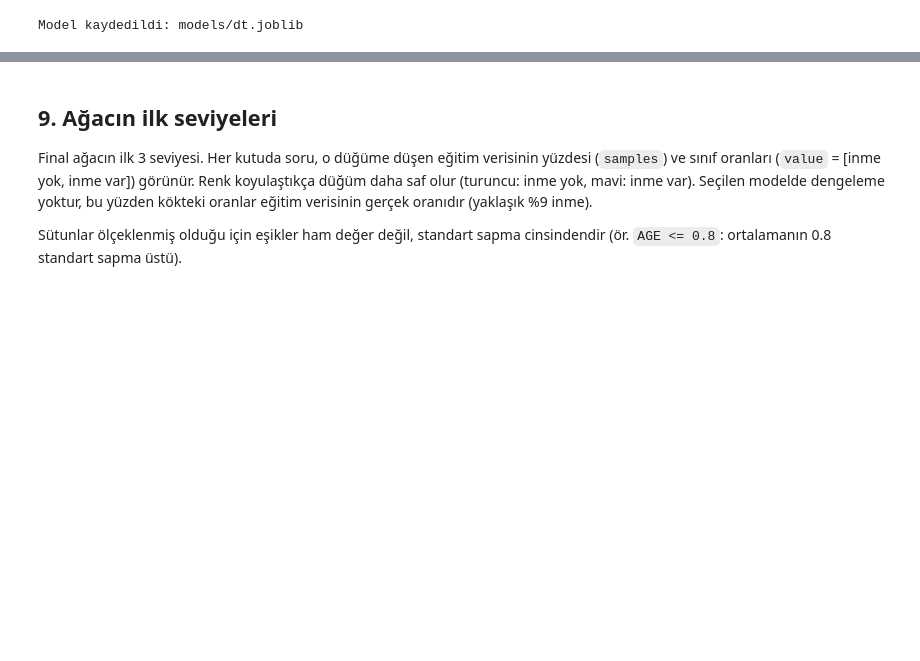
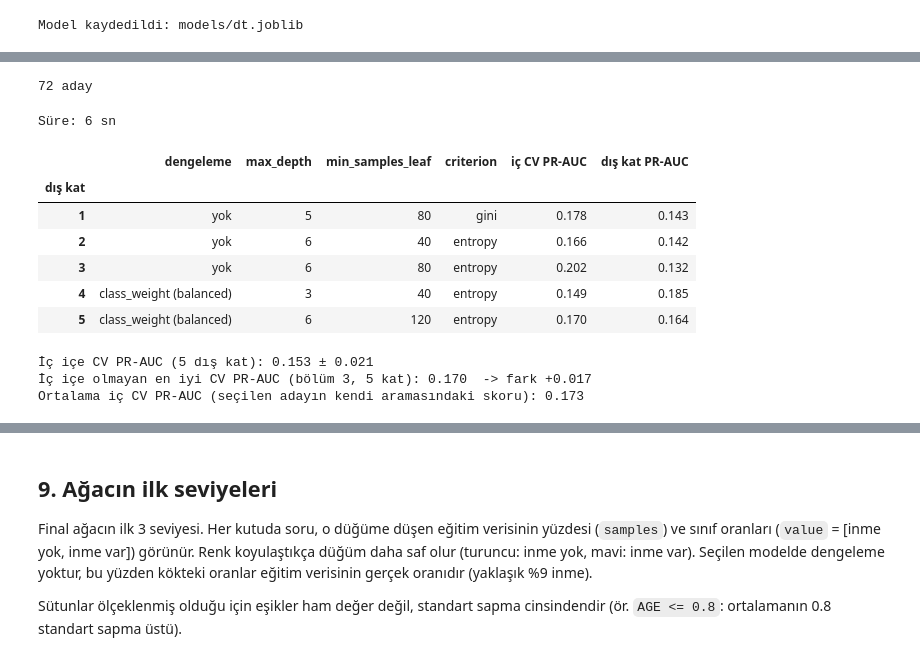
Before and after one commit to Soo-de/stroke_detection_ML, a Jupyter notebook: notebooks/07_model_dt.ipynb, the cells around one changed output, grey strips where cells are left out. Cells and saved outputs as stored; diff of their text form; code cells hidden in the pictures; blank space fills up the shorter version.

Commit message:
Decision Tree: bootstrap intervals on the test set and nested CV estimate

```diff
--- a/notebooks/07_model_dt.ipynb
+++ b/notebooks/07_model_dt.ipynb
@@ -485,0 +552,46 @@ Model kaydedildi: models/dt.joblib
+# %%
+NESTED_GRID = {"max_depth": [3, 4, 5, 6], "min_samples_leaf": [40, 80, 120], "criterion": ["gini", "entropy"]}
+NESTED_KEYS = list(NESTED_GRID)
+MODEL_PROTO = DecisionTreeClassifier(random_state=RANDOM_STATE)
+NESTED_PARAMS = [
+    {**{f"model__{k}": v for k, v in NESTED_GRID.items()}, "balance": [SMOTE(random_state=RANDOM_STATE)], "model__class_weight": [None]},
+    {**{f"model__{k}": v for k, v in NESTED_GRID.items()}, "balance": ["passthrough"], "model__class_weight": ["balanced", None]},
+]
+print(f"{sum(len(list(ParameterGrid(g))) for g in NESTED_PARAMS)} aday")
+# %% [output]
+72 aday
+# %%
+# Nested CV: the outer folds only score, the whole search (balancing included) runs on the outer-train part.
+start = time.time()
+outer = StratifiedKFold(n_splits=CV_FOLDS, shuffle=True, random_state=RANDOM_STATE + 1)   # not the seed used by the search
+rows = []
+for k, (tr, te) in enumerate(outer.split(X_train, y_train), 1):
+    inner = GridSearchCV(build_pipeline(MODEL_PROTO, balancing="smote"), NESTED_PARAMS, cv=shared_cv(),
+                         scoring="average_precision", refit=True, n_jobs=-1)
+    inner.fit(X_train.iloc[tr], y_train.iloc[tr])
+    p = {k_.replace("model__", ""): v for k_, v in inner.best_params_.items() if k_.startswith("model__")}
+    s_out = inner.best_estimator_.predict_proba(X_train.iloc[te])[:, 1]
+    rows.append({"dış kat": k, "dengeleme": balancing_name(inner.best_params_["balance"], p["class_weight"]),
+                 **{h: p[h] for h in NESTED_KEYS}, "iç CV PR-AUC": inner.best_score_,
+                 "dış kat PR-AUC": average_precision_score(y_train.iloc[te], s_out)})
+nested = pd.DataFrame(rows).set_index("dış kat")
+print(f"Süre: {time.time() - start:.0f} sn")
+display(nested.round(3))
+
+o = nested["dış kat PR-AUC"]
+print(f"İç içe CV PR-AUC (5 dış kat): {o.mean():.3f} ± {o.std():.3f}")
+print(f"İç içe olmayan en iyi CV PR-AUC (bölüm 3, 5 kat): {search.best_score_:.3f}  "
+      f"-> fark {search.best_score_ - o.mean():+.3f}")
+print(f"Ortalama iç CV PR-AUC (seçilen adayın kendi aramasındaki skoru): {nested['iç CV PR-AUC'].mean():.3f}")
+# %% [output]
+Süre: 6 sn
+|  | dengeleme | max_depth | min_samples_leaf | criterion | iç CV PR-AUC | dış kat PR-AUC |
+| dış kat |  |  |  |  |  |  |
+| 1 | yok | 5 | 80 | gini | 0.178 | 0.143 |
+| 2 | yok | 6 | 40 | entropy | 0.166 | 0.142 |
+| 3 | yok | 6 | 80 | entropy | 0.202 | 0.132 |
+| 4 | class_weight (balanced) | 3 | 40 | entropy | 0.149 | 0.185 |
+| 5 | class_weight (balanced) | 6 | 120 | entropy | 0.170 | 0.164 |
+İç içe CV PR-AUC (5 dış kat): 0.153 ± 0.021
+İç içe olmayan en iyi CV PR-AUC (bölüm 3, 5 kat): 0.170  -> fark +0.017
+Ortalama iç CV PR-AUC (seçilen adayın kendi aramasındaki skoru): 0.173
```
Also changed, not shown: parts of 9 cells of this notebook.
